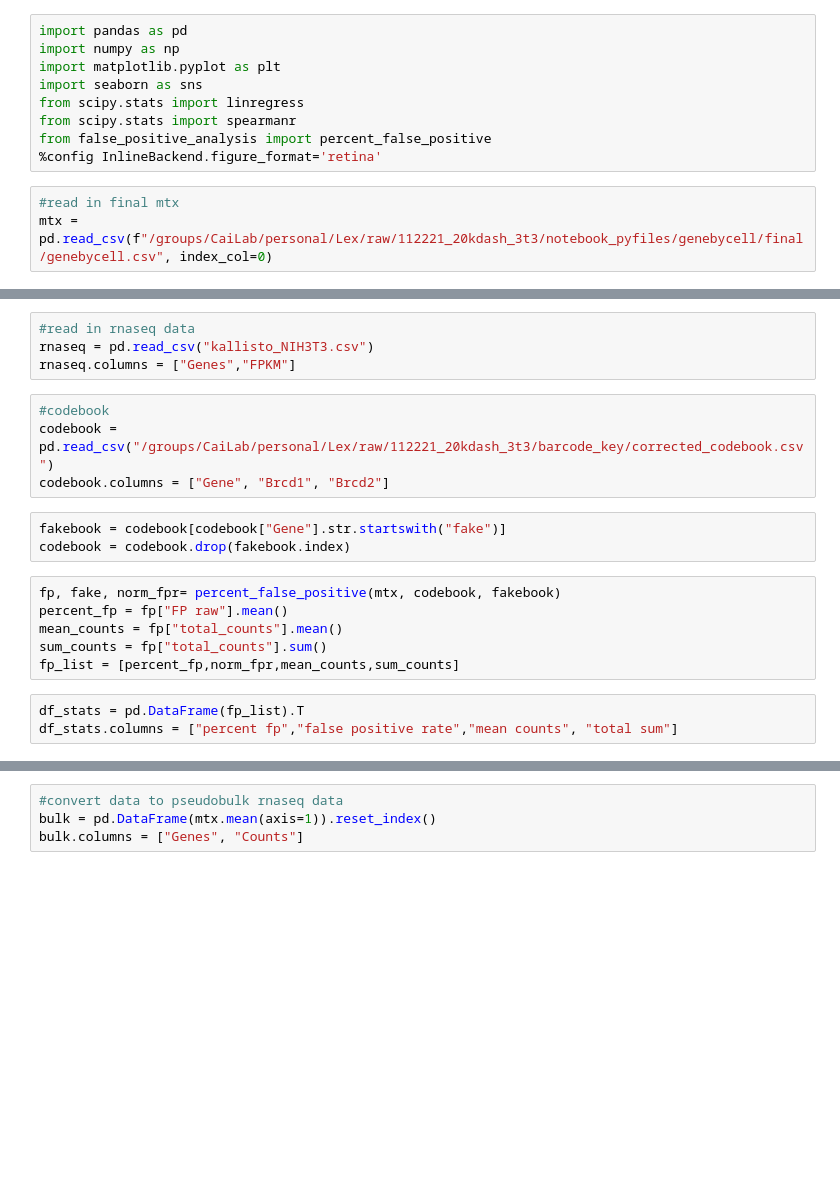
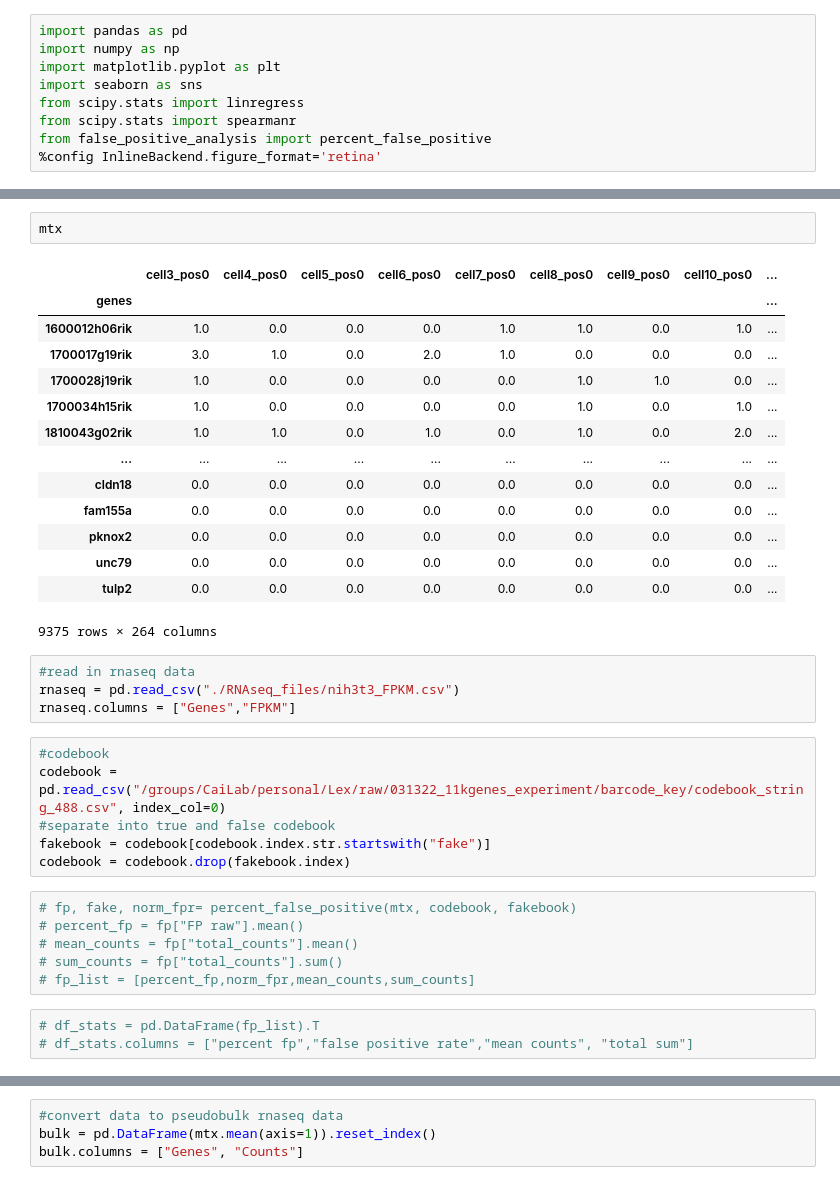
Before and after one commit to CaiGroup/pyfish_tools, a Jupyter notebook: post_analysis_files/post_analysis_final.ipynb, the cells around one changed output, grey strips where cells are left out. Drawn from its saved outputs; the diff is of its cells as text; blank space fills up the shorter version.

```diff
--- a/post_analysis_files/post_analysis_final.ipynb
+++ b/post_analysis_files/post_analysis_final.ipynb
@@ -7,6 +7,3 @@ from scipy.stats import linregress
 from scipy.stats import spearmanr
 from false_positive_analysis import percent_false_positive
 %config InlineBackend.figure_format='retina'
-# %%
-#read in final mtx
-mtx = pd.read_csv(f"/groups/CaiLab/personal/Lex/raw/112221_20kdash_3t3/notebook_pyfiles/genebycell/final/genebycell.csv", index_col=0)
@@ -13,20 +27,36 @@ mtx = pd.read_csv(f"/groups/CaiLab/personal/Lex/raw/112221_20kdash_3t3/notebook_
+# %%
+mtx
+# %% [output]
+|  | cell3_pos0 | cell4_pos0 | cell5_pos0 | cell6_pos0 | cell7_pos0 | cell8_pos0 | cell9_pos0 | cell10_pos0 | ... |
+| genes |  |  |  |  |  |  |  |  | ... |
+| 1600012h06rik | 1.0 | 0.0 | 0.0 | 0.0 | 1.0 | 1.0 | 0.0 | 1.0 | ... |
+| 1700017g19rik | 3.0 | 1.0 | 0.0 | 2.0 | 1.0 | 0.0 | 0.0 | 0.0 | ... |
+| 1700028j19rik | 1.0 | 0.0 | 0.0 | 0.0 | 0.0 | 1.0 | 1.0 | 0.0 | ... |
+| 1700034h15rik | 1.0 | 0.0 | 0.0 | 0.0 | 0.0 | 1.0 | 0.0 | 1.0 | ... |
+| 1810043g02rik | 1.0 | 1.0 | 0.0 | 1.0 | 0.0 | 1.0 | 0.0 | 2.0 | ... |
+| ... | ... | ... | ... | ... | ... | ... | ... | ... | ... |
+| cldn18 | 0.0 | 0.0 | 0.0 | 0.0 | 0.0 | 0.0 | 0.0 | 0.0 | ... |
+| fam155a | 0.0 | 0.0 | 0.0 | 0.0 | 0.0 | 0.0 | 0.0 | 0.0 | ... |
+| pknox2 | 0.0 | 0.0 | 0.0 | 0.0 | 0.0 | 0.0 | 0.0 | 0.0 | ... |
+| unc79 | 0.0 | 0.0 | 0.0 | 0.0 | 0.0 | 0.0 | 0.0 | 0.0 | ... |
+| tulp2 | 0.0 | 0.0 | 0.0 | 0.0 | 0.0 | 0.0 | 0.0 | 0.0 | ... |
+9375 rows × 264 columns
 # %%
 #read in rnaseq data
-rnaseq = pd.read_csv("kallisto_NIH3T3.csv")
+rnaseq = pd.read_csv("./RNAseq_files/nih3t3_FPKM.csv")
 rnaseq.columns = ["Genes","FPKM"]
 # %%
 #codebook
-codebook = pd.read_csv("/groups/CaiLab/personal/Lex/raw/112221_20kdash_3t3/barcode_key/corrected_codebook.csv")
-codebook.columns = ["Gene", "Brcd1", "Brcd2"]
+codebook = pd.read_csv("/groups/CaiLab/personal/Lex/raw/031322_11kgenes_experiment/barcode_key/codebook_string_488.csv", index_col=0)
+#separate into true and false codebook
+fakebook = codebook[codebook.index.str.startswith("fake")]
+codebook = codebook.drop(fakebook.index)
-# %%
-fakebook = codebook[codebook["Gene"].str.startswith("fake")]
-codebook = codebook.drop(fakebook.index)
 # %%
-fp, fake, norm_fpr= percent_false_positive(mtx, codebook, fakebook)
-percent_fp = fp["FP raw"].mean()
-mean_counts = fp["total_counts"].mean()
-sum_counts = fp["total_counts"].sum()
-fp_list = [percent_fp,norm_fpr,mean_counts,sum_counts]
+# fp, fake, norm_fpr= percent_false_positive(mtx, codebook, fakebook)
+# percent_fp = fp["FP raw"].mean()
+# mean_counts = fp["total_counts"].mean()
+# sum_counts = fp["total_counts"].sum()
+# fp_list = [percent_fp,norm_fpr,mean_counts,sum_counts]
 # %%
-df_stats = pd.DataFrame(fp_list).T
-df_stats.columns = ["percent fp","false positive rate","mean counts", "total sum"]
+# df_stats = pd.DataFrame(fp_list).T
+# df_stats.columns = ["percent fp","false positive rate","mean counts", "total sum"]
```
Also changed, not shown: parts of 9 cells of this notebook, 1 other file.
